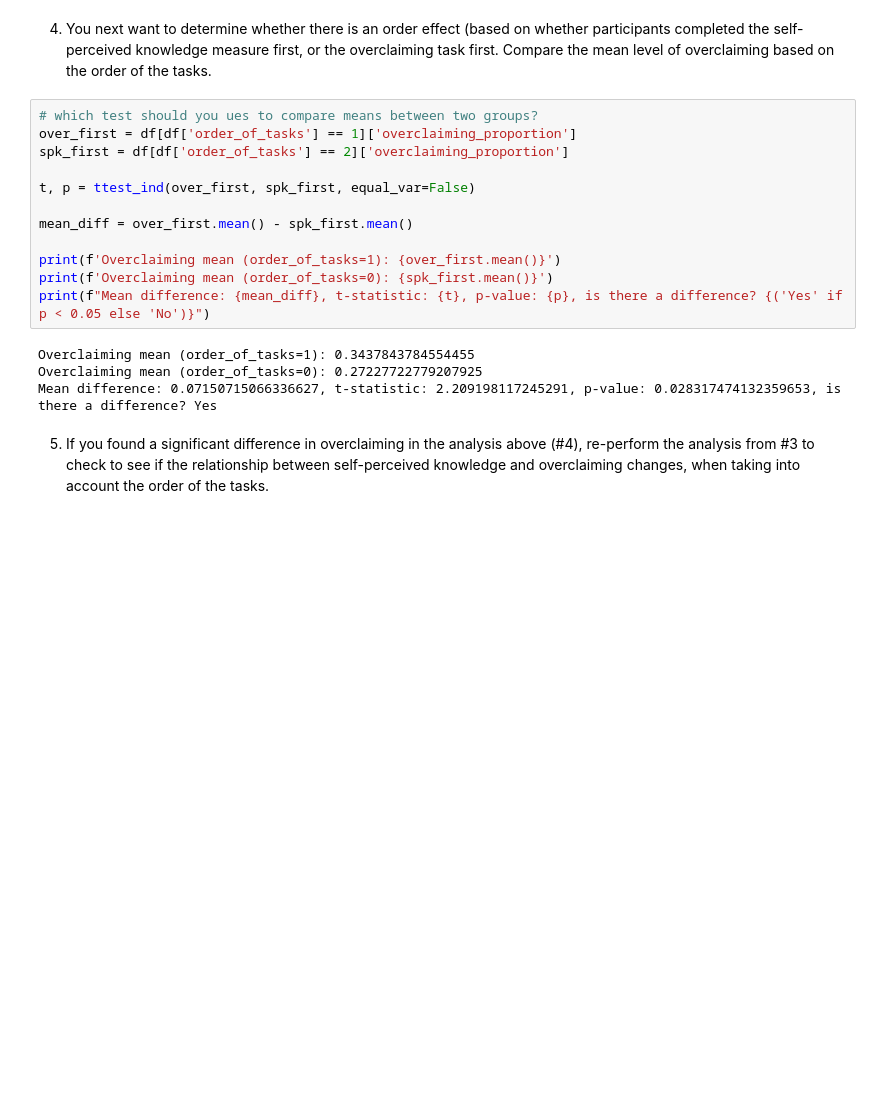
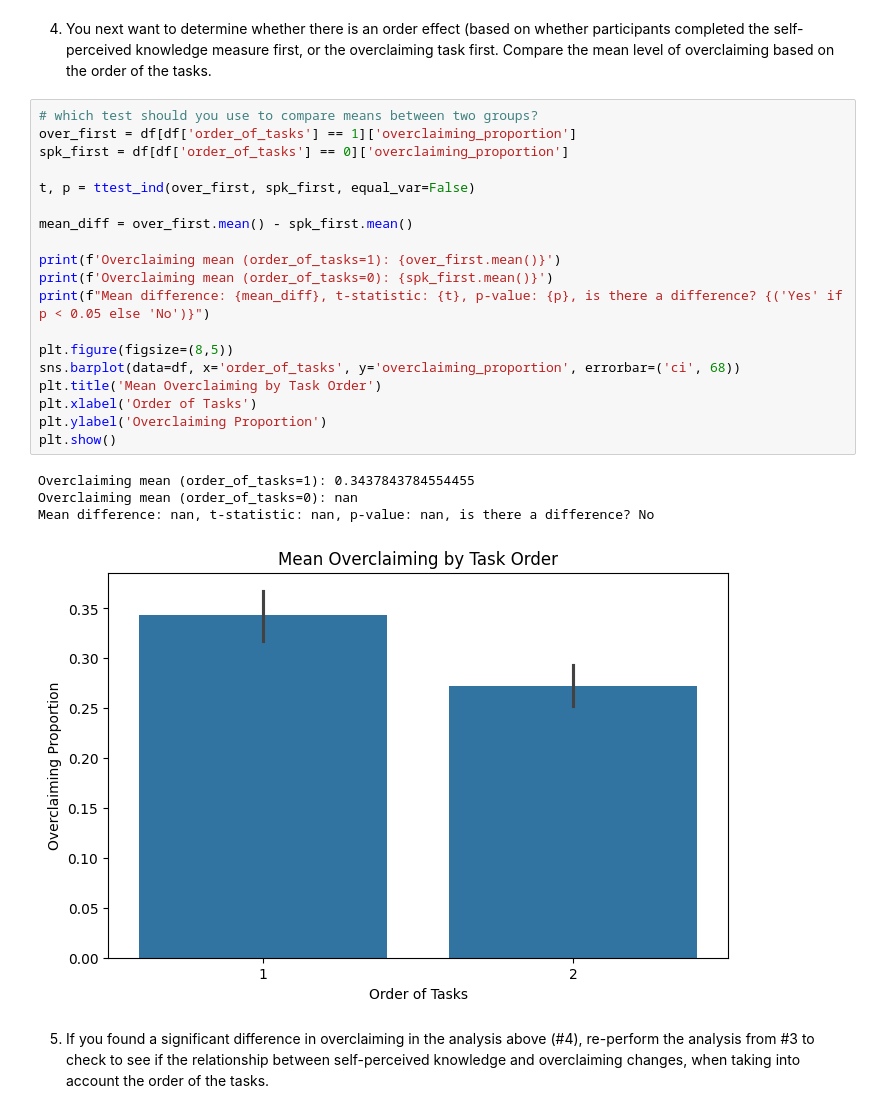
Before and after one commit to felicia-wang7/si313_w26, a Jupyter notebook: assignment_template_notebooks/Regression Template.ipynb, the cells around one changed output. Saved outputs shown, nothing was run; the diff lists cells and outputs as text; blank space fills up the shorter version.

```diff
--- a/assignment_template_notebooks/Regression Template.ipynb
+++ b/assignment_template_notebooks/Regression Template.ipynb
@@ -131,21 +131,29 @@ Notes:
 completed the self-perceived knowledge measure first, or the overclaiming task first. Compare the mean
 level of overclaiming based on the order of the tasks.
 # %%
-# which test should you ues to compare means between two groups?
+# which test should you use to compare means between two groups?
 over_first = df[df['order_of_tasks'] == 1]['overclaiming_proportion']
-spk_first = df[df['order_of_tasks'] == 2]['overclaiming_proportion']
+spk_first = df[df['order_of_tasks'] == 0]['overclaiming_proportion']
 
 t, p = ttest_ind(over_first, spk_first, equal_var=False)
 
 mean_diff = over_first.mean() - spk_first.mean()
 
 print(f'Overclaiming mean (order_of_tasks=1): {over_first.mean()}')
 print(f'Overclaiming mean (order_of_tasks=0): {spk_first.mean()}')
 print(f"Mean difference: {mean_diff}, t-statistic: {t}, p-value: {p}, is there a difference? {('Yes' if p < 0.05 else 'No')}")
+
+plt.figure(figsize=(8,5))
+sns.barplot(data=df, x='order_of_tasks', y='overclaiming_proportion', errorbar=('ci', 68))
+plt.title('Mean Overclaiming by Task Order')
+plt.xlabel('Order of Tasks')
+plt.ylabel('Overclaiming Proportion')
+plt.show()
 # %% [output]
 Overclaiming mean (order_of_tasks=1): 0.3437843784554455
-Overclaiming mean (order_of_tasks=0): 0.27227722779207925
-Mean difference: 0.07150715066336627, t-statistic: 2.209198117245291, p-value: 0.028317474132359653, is there a difference? Yes
+Overclaiming mean (order_of_tasks=0): nan
+Mean difference: nan, t-statistic: nan, p-value: nan, is there a difference? No
+[figure, added]
 # %% [markdown]
 5. If you found a significant difference in overclaiming in the analysis above (#4), re-perform the analysis
 from #3 to check to see if the relationship between self-perceived knowledge and overclaiming changes,
```
Also changed, not shown: parts of 3 cells of this notebook.
